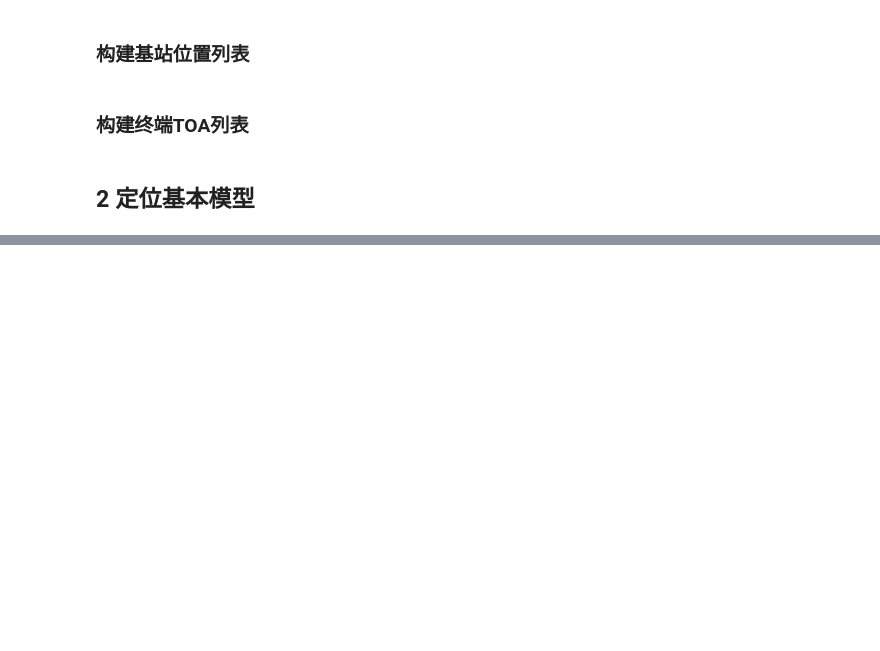
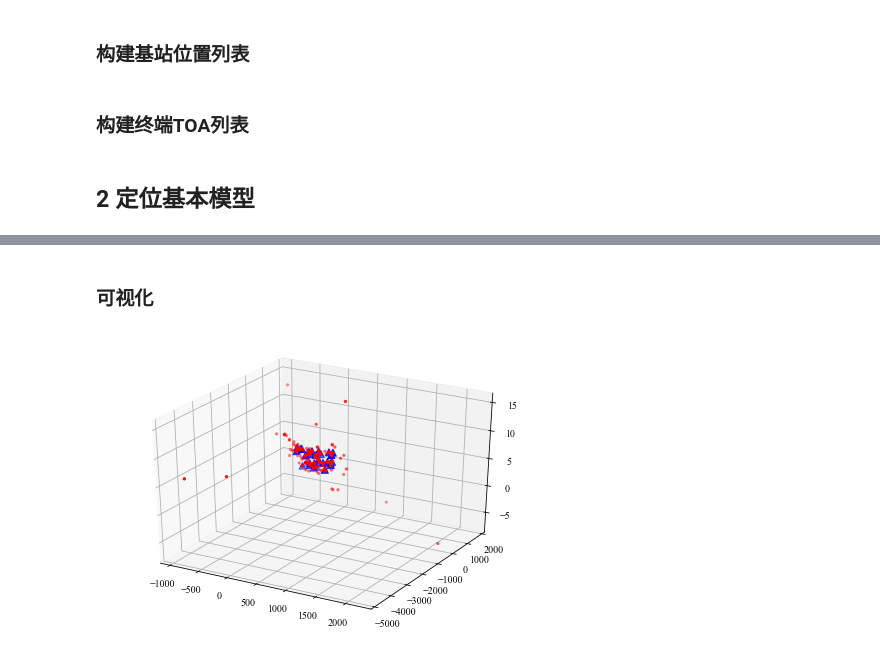
Before and after one commit to easyteacher/FantasyNature, a Jupyter notebook: 2016C.ipynb, the cells around one changed output, grey strips where cells are left out. Drawn from its saved outputs; the diff is of its cells as text; code cells hidden in the pictures; blank space fills up the shorter version.

Commit message:
Add 3D visualization

```diff
--- a/2016C.ipynb
+++ b/2016C.ipynb
@@ -61,6 +64,10 @@ for line in handle_list:
     ans_list.append([float(x) for x in line.split('\t') if x != ''])
 
 wave_spread_speed = 3e8
+result_list_x = []
+result_list_y = []
+result_list_z = []
+total_error = .0
 for k_2 in range(dev_num):
     mat_A = []
     for k in range(sta_num):
@@ -70,7 +77,7 @@ for k_2 in range(dev_num):
             K_k = x_k*x_k+y_k*y_k+z_k*z_k
             break
     if not (x_k and y_k and z_k):
-        print("{}:Bad signal!".format(k_2))
+        print("{:<4}:Bad signal!".format(k_2))
         continue
     for i in range(sta_num):
         L_i = wave_spread_speed * toa_list[k_2][i]
@@ -78,7 +85,7 @@ for k_2 in range(dev_num):
             x_i,y_i,z_i = sta_list[i][0],sta_list[i][1],sta_list[i][2]
             mat_A.append([x_i-x_k,y_i-y_k,z_i-z_k])
     if len(mat_A) < 4:
-        print("{}:Not enough valid TOA data! Available: {}".format(k_2,len(mat_A)))
+        print("{:<4}:-----------------Not enough valid TOA data! Available: {}-----------------".format(k_2,len(mat_A)))
         continue
     # 以TOA最小值对应的基站坐标为初始值
     p_init = sta_list[toa_list[k_2].index(min(toa_list[k_2]))][:]
@@ -88,4 +95,10 @@ for k_2 in range(dev_num):
         p_init.append(.85) # φ_i
         bnds.append((0.62,0.98))
     param=scipy.optimize.minimize(residual,p_init,args=(mat_A,K_k,L_k),method='SLSQP',constraints=cons,bounds=bnds)
-    print("{}:{} ({}); Answer: {}".format(k_2,np.round(param.x,2)[:3],len(mat_A),ans_list[k_2]))
+    param_round = np.round(param.x,2)
+    print("{:<4}:[{:>7},{:>7},{:>7}]; Answer:[{:>7},{:>7},{:>7}]; Error: {}".format(k_2,param_round[0],param_round[1],param_round[2],ans_list[k_2][0],ans_list[k_2][1],ans_list[k_2][2],round(np.linalg.norm(param_round[:3]-ans_list[k_2]),2)))
+    result_list_x.append(np.round(param.x,2)[0])
+    result_list_y.append(np.round(param.x,2)[1])
+    result_list_z.append(np.round(param.x,2)[2])
+    total_error += np.linalg.norm(param_round[:3]-ans_list[k_2])
+print("Total error: {}".format(total_error))
@@ -91,0 +123,13 @@ for k_2 in range(dev_num):
+# %% [markdown]
+### 可视化
+# %%
+plt.rc('font',family='Times New Roman')
+plt.rc('pdf', fonttype=42)
+fig = plt.figure()
+ax = Axes3D(fig)
+ax.scatter(result_list_x,result_list_y,result_list_z,c='r',s=5)
+ax.scatter(np.array(sta_list)[:,0],np.array(sta_list)[:,1],np.array(sta_list)[:,2],c='blue',marker="^", s=50)
+plt.savefig("Dataset_2016c/3d_scatter_plot.pdf")
+plt.show()
+# %% [output]
+[figure, added]
```
Also changed, not shown: parts of 3 cells of this notebook.
